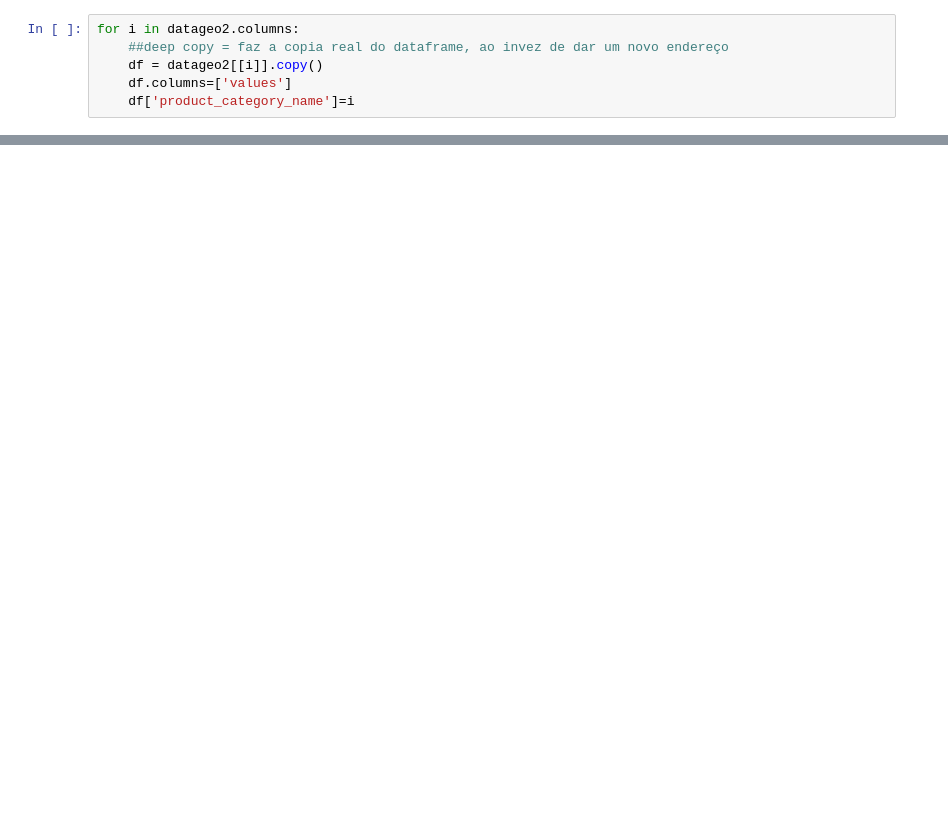
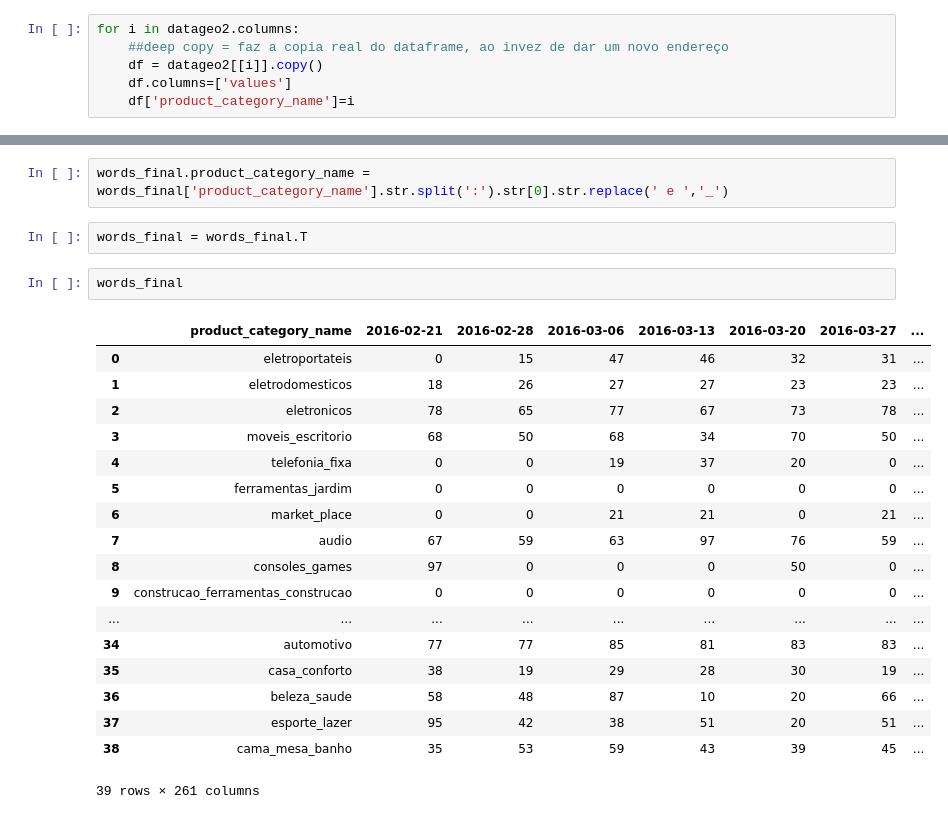
Before and after one commit to PedrooFelix/E-commerce-DataVisualization-Recommendation, a Jupyter notebook: olist /Project_Olist_E-commerce_Visualization.ipynb, the cells around one changed output, grey strips where cells are left out. Drawn from its saved outputs; the diff is of its cells as text; blank space fills up the shorter version.

```diff
--- a/olist /Project_Olist_E-commerce_Visualization.ipynb
+++ b/olist /Project_Olist_E-commerce_Visualization.ipynb
@@ -125,0 +223,25 @@ for i in datageo2.columns:
+# %%
+words_final.product_category_name = words_final['product_category_name'].str.split(':').str[0].str.replace(' e ','_')
+# %%
+words_final = words_final.T
+# %%
+words_final
+# %% [output]
+|  | product_category_name | 2016-02-21 | 2016-02-28 | 2016-03-06 | 2016-03-13 | 2016-03-20 | 2016-03-27 | ... |
+| 0 | eletroportateis | 0 | 15 | 47 | 46 | 32 | 31 | ... |
+| 1 | eletrodomesticos | 18 | 26 | 27 | 27 | 23 | 23 | ... |
+| 2 | eletronicos | 78 | 65 | 77 | 67 | 73 | 78 | ... |
+| 3 | moveis_escritorio | 68 | 50 | 68 | 34 | 70 | 50 | ... |
+| 4 | telefonia_fixa | 0 | 0 | 19 | 37 | 20 | 0 | ... |
+| 5 | ferramentas_jardim | 0 | 0 | 0 | 0 | 0 | 0 | ... |
+| 6 | market_place | 0 | 0 | 21 | 21 | 0 | 21 | ... |
+| 7 | audio | 67 | 59 | 63 | 97 | 76 | 59 | ... |
+| 8 | consoles_games | 97 | 0 | 0 | 0 | 50 | 0 | ... |
+| 9 | construcao_ferramentas_construcao | 0 | 0 | 0 | 0 | 0 | 0 | ... |
+| ... | ... | ... | ... | ... | ... | ... | ... | ... |
+| 34 | automotivo | 77 | 77 | 85 | 81 | 83 | 83 | ... |
+| 35 | casa_conforto | 38 | 19 | 29 | 28 | 30 | 19 | ... |
+| 36 | beleza_saude | 58 | 48 | 87 | 10 | 20 | 66 | ... |
+| 37 | esporte_lazer | 95 | 42 | 38 | 51 | 20 | 51 | ... |
+| 38 | cama_mesa_banho | 35 | 53 | 59 | 43 | 39 | 45 | ... |
+39 rows × 261 columns
```
Also changed, not shown: parts of 23 cells of this notebook.
